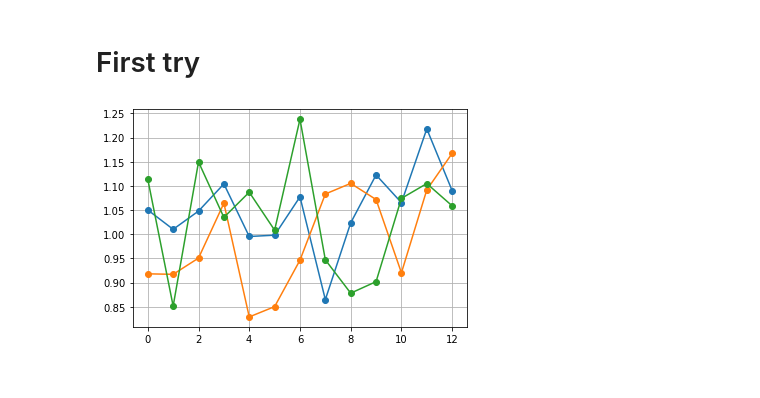
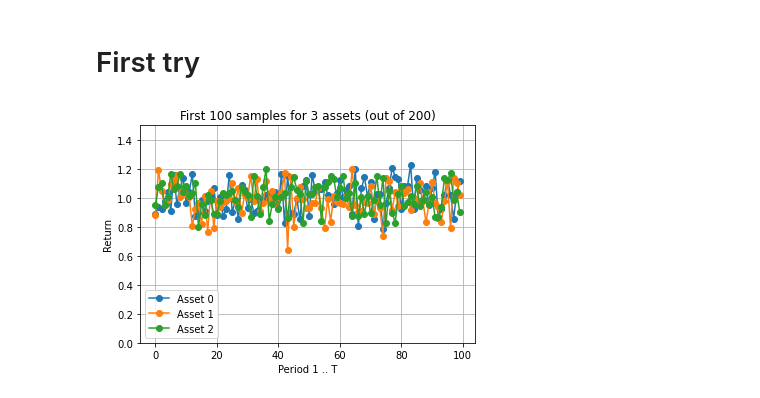
Before and after one commit to PashaIanko/Portfolio-Optimization, a Jupyter notebook: main.ipynb, the cells around one changed output. Saved outputs shown, nothing was run; the diff lists cells and outputs as text; code cells hidden in the pictures.

```diff
--- a/main.ipynb
+++ b/main.ipynb
@@ -19,13 +19,20 @@ assert(len(return_matrix[0, :]) == n_assets)
 return_matrix.shape
 assert return_matrix.shape[0] == n_periods
 assert return_matrix.shape[1] == n_assets
-# %%
-assets = [0, 1, 2]
-for ass in assets:
-    plt.plot(return_matrix[:, ass], marker = 'o')
-plt.grid()
-# %% [output]
-[figure, removed]
+# %%
+x_max = 100
+assets = [0, 1, 2]
+for ass in assets:
+    plt.plot(return_matrix[:x_max, ass], marker = 'o')
+
+plt.ylim([0, 1.5])
+plt.xlabel('Period 1 .. T')
+plt.title(f'First {x_max} samples for {len(assets)} assets (out of {n_periods})')
+plt.ylabel('Return')
+plt.legend([f'Asset {n}' for n in assets])
+plt.grid()
+# %% [output]
+[figure, added]
 # %%
 def compute_gradient_component(x, return_matrix, index):
     # R --> (N periods) x (N assets)
```
Also changed, not shown: parts of 5 cells of this notebook.
